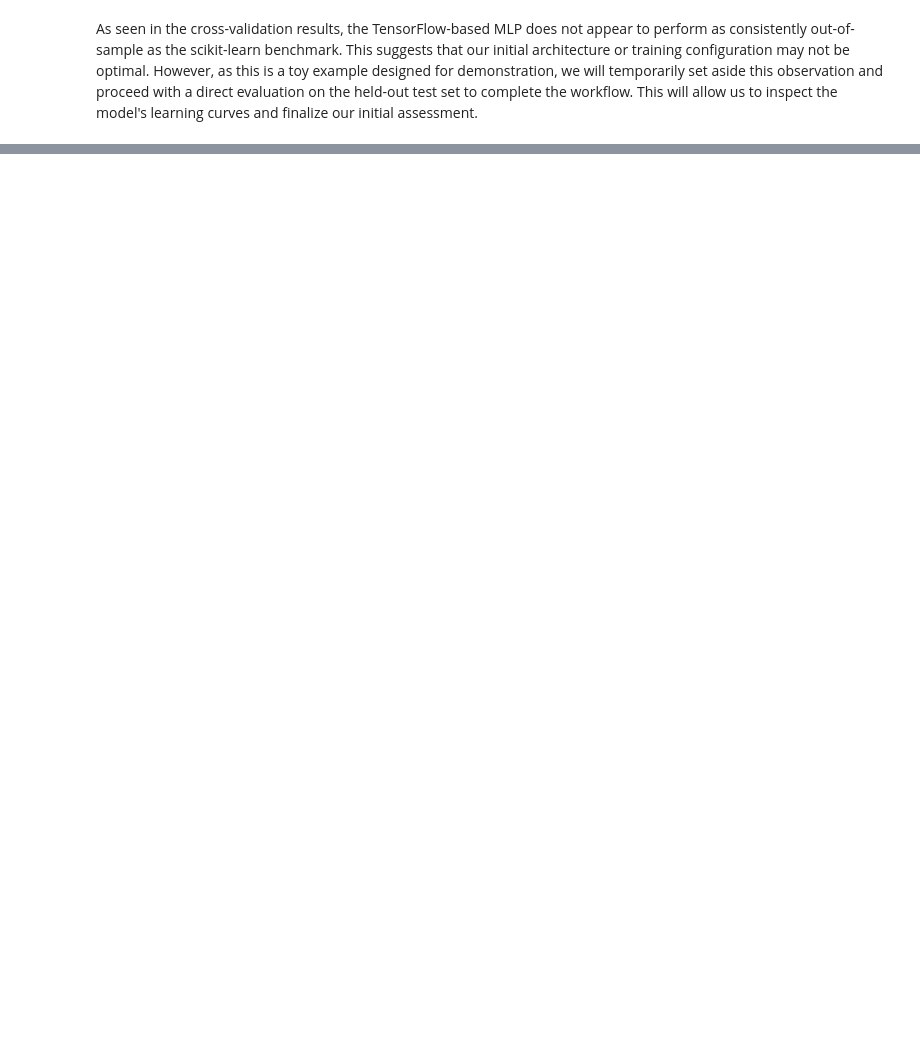
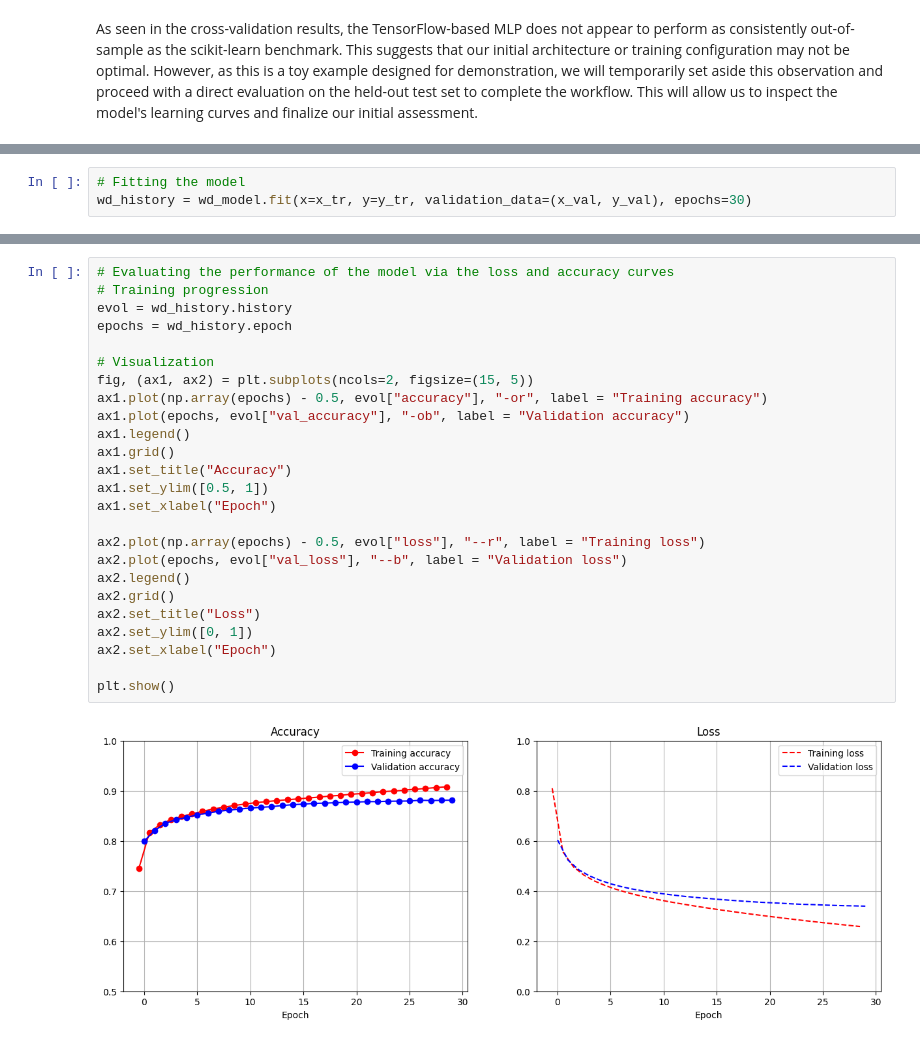
Before and after one commit to nescuderor/Personal_portfolio, a Jupyter notebook: 04_Neural_networks/01_ml_models.ipynb, the cells around one changed output, grey strips where cells are left out. Cells and saved outputs as stored; diff of their text form; blank space fills up the shorter version.

```diff
--- a/04_Neural_networks/01_ml_models.ipynb
+++ b/04_Neural_networks/01_ml_models.ipynb
@@ -722,0 +914,3 @@ This initial result serves as a valuable baseline and a classic example of the i
+# %%
+# Fitting the model
+wd_history = wd_model.fit(x=x_tr, y=y_tr, validation_data=(x_val, y_val), epochs=30)
@@ -722,0 +935,27 @@ This initial result serves as a valuable baseline and a classic example of the i
+# %%
+# Evaluating the performance of the model via the loss and accuracy curves
+# Training progression
+evol = wd_history.history
+epochs = wd_history.epoch
+
+# Visualization
+fig, (ax1, ax2) = plt.subplots(ncols=2, figsize=(15, 5))
+ax1.plot(np.array(epochs) - 0.5, evol["accuracy"], "-or", label = "Training accuracy")
+ax1.plot(epochs, evol["val_accuracy"], "-ob", label = "Validation accuracy")
+ax1.legend()
+ax1.grid()
+ax1.set_title("Accuracy")
+ax1.set_ylim([0.5, 1])
+ax1.set_xlabel("Epoch")
+
+ax2.plot(np.array(epochs) - 0.5, evol["loss"], "--r", label = "Training loss")
+ax2.plot(epochs, evol["val_loss"], "--b", label = "Validation loss")
+ax2.legend()
+ax2.grid()
+ax2.set_title("Loss")
+ax2.set_ylim([0, 1])
+ax2.set_xlabel("Epoch")
+
+plt.show()
+# %% [output]
+[figure, added]
```
Also changed, not shown: parts of 18 cells of this notebook.
